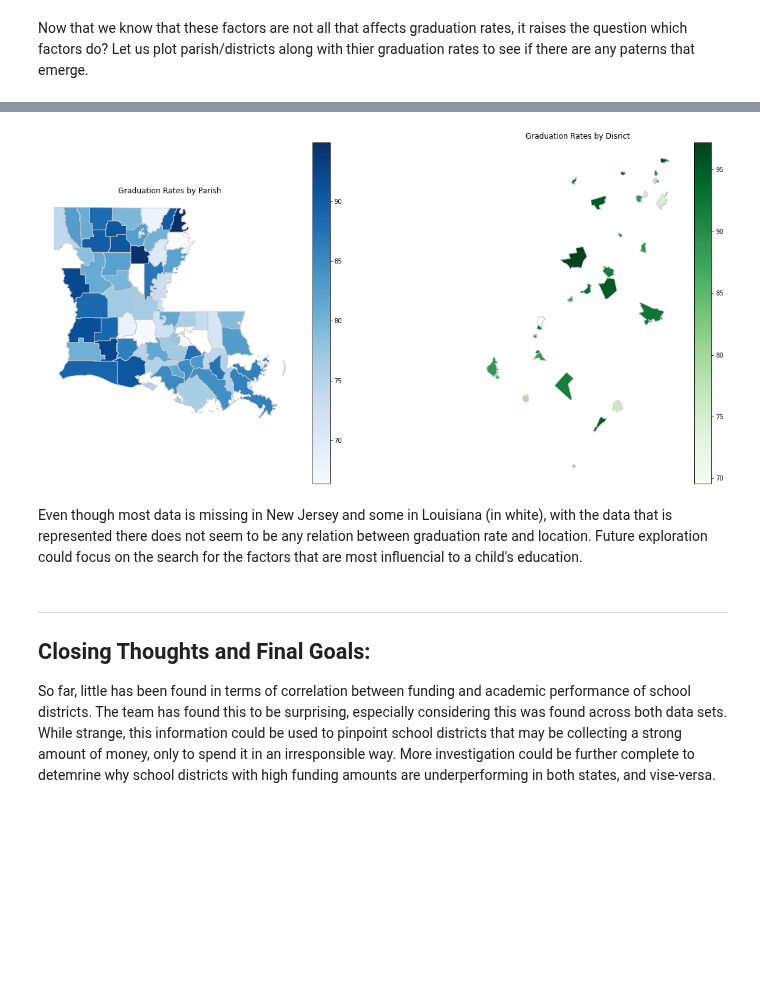
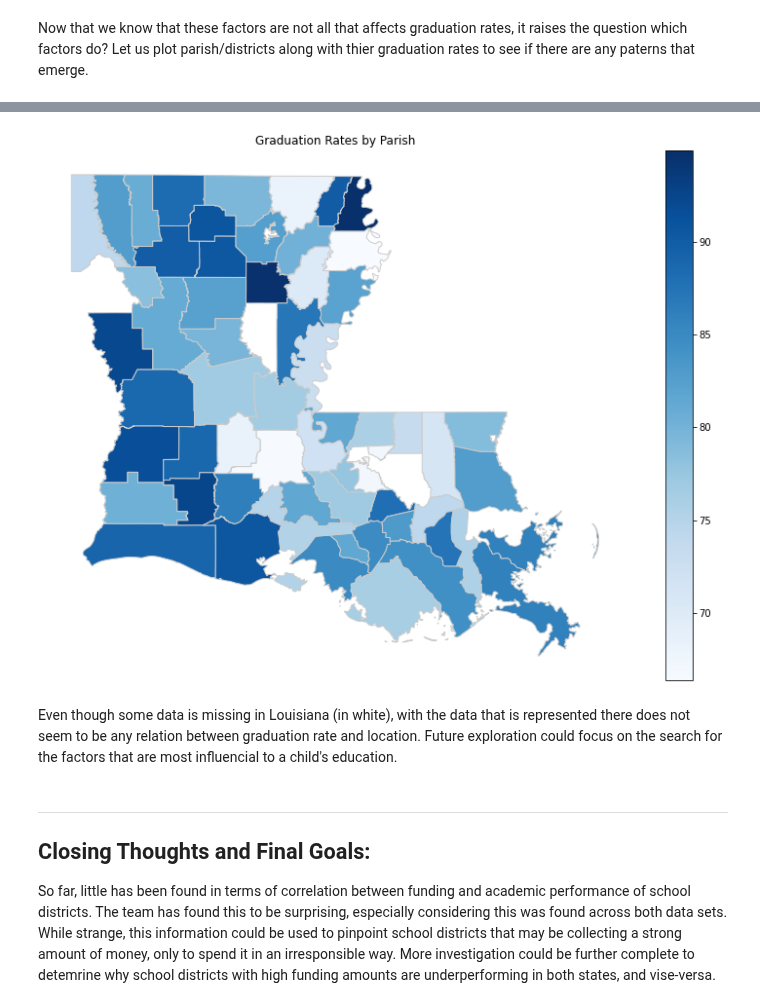
Before and after one commit to NickOuellet/NickOuellet.github.io, a Jupyter notebook: Final_Tutorial.ipynb, the cells around one changed output, grey strips where cells are left out. Saved outputs shown, nothing was run; the diff lists cells and outputs as text; code cells hidden in the pictures; blank space fills up the shorter version.

```diff
--- a/Final_Tutorial.ipynb
+++ b/Final_Tutorial.ipynb
@@ -802,19 +773,13 @@ nj_coords_df.head()
 # %%
-fig,ax = plt.subplots(1,2,figsize = (20,10))
-
-la_coords_df.plot(column="Graduation Rate", cmap = 'Blues', linewidth=1, ax=ax[0],edgecolor = '0.8',legend=True)
-nj_coords_df.plot(column="Graduation Rate", cmap = 'Greens', linewidth=1, ax=ax[1],edgecolor = '0.8',legend=True)
-ax[0].set_axis_off()
-ax[1].set_axis_off()
-
-ax[0].set_title("Graduation Rates by Parish",loc="center")
-ax[1].set_title("Graduation Rates by Disrict",loc="center")
-
+fig, ax = plt.subplots(figsize=(15,10))
+la_coords_df.plot(column="Graduation Rate", cmap = 'Blues', linewidth=1, ax=ax,edgecolor = '0.8',legend=True)
+ax.set_axis_off()
+ax.set_title("Graduation Rates by Parish",loc="center")
 plt.show()
 # %% [output]
-[figure, old version]
+[figure, new version]
 # %% [markdown]
-Even though most data is missing in New Jersey and some in Louisiana (in white), with the data that is represented there does not seem to be any relation between graduation rate and location. Future exploration could focus on the search for the factors that are most influencial to a child's education.
+Even though some data is missing in Louisiana (in white), with the data that is represented there does not seem to be any relation between graduation rate and location. Future exploration could focus on the search for the factors that are most influencial to a child's education.
 # %% [markdown]
 ___
 ## Closing Thoughts and Final Goals:
```
Also changed, not shown: parts of 10 cells of this notebook, 7 other files.
